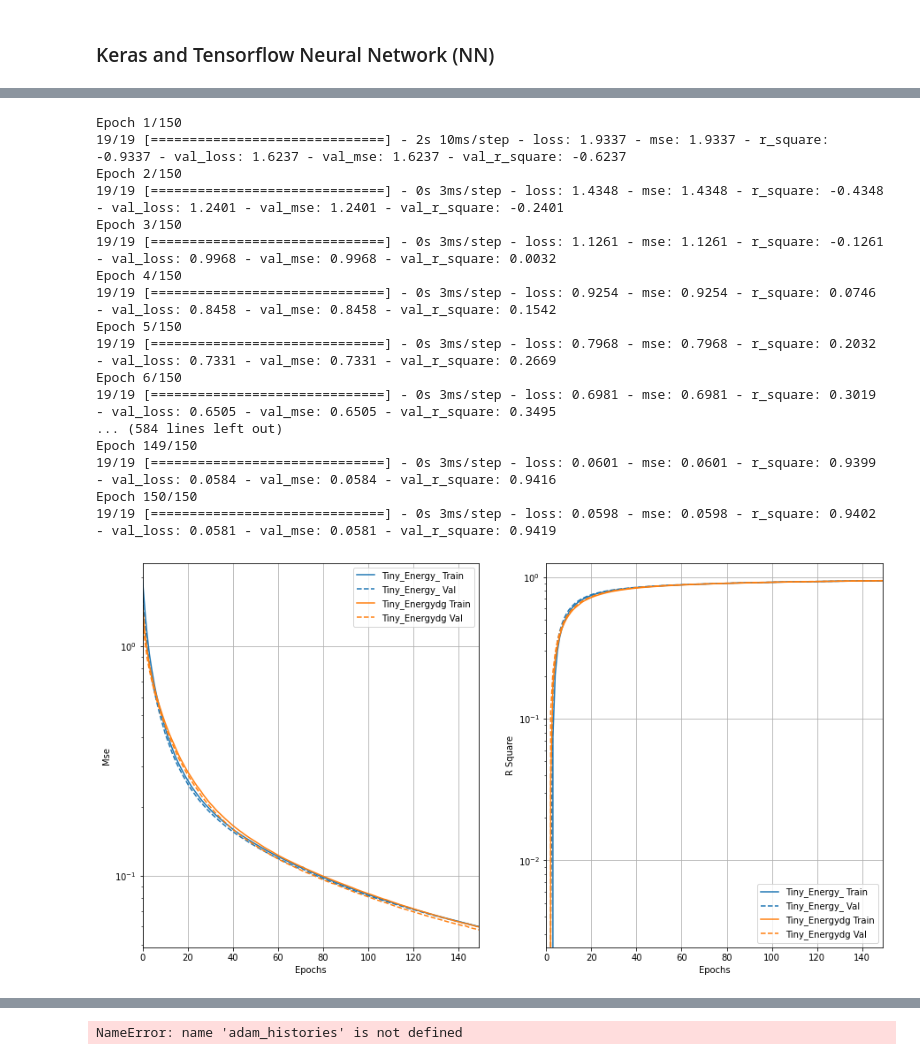
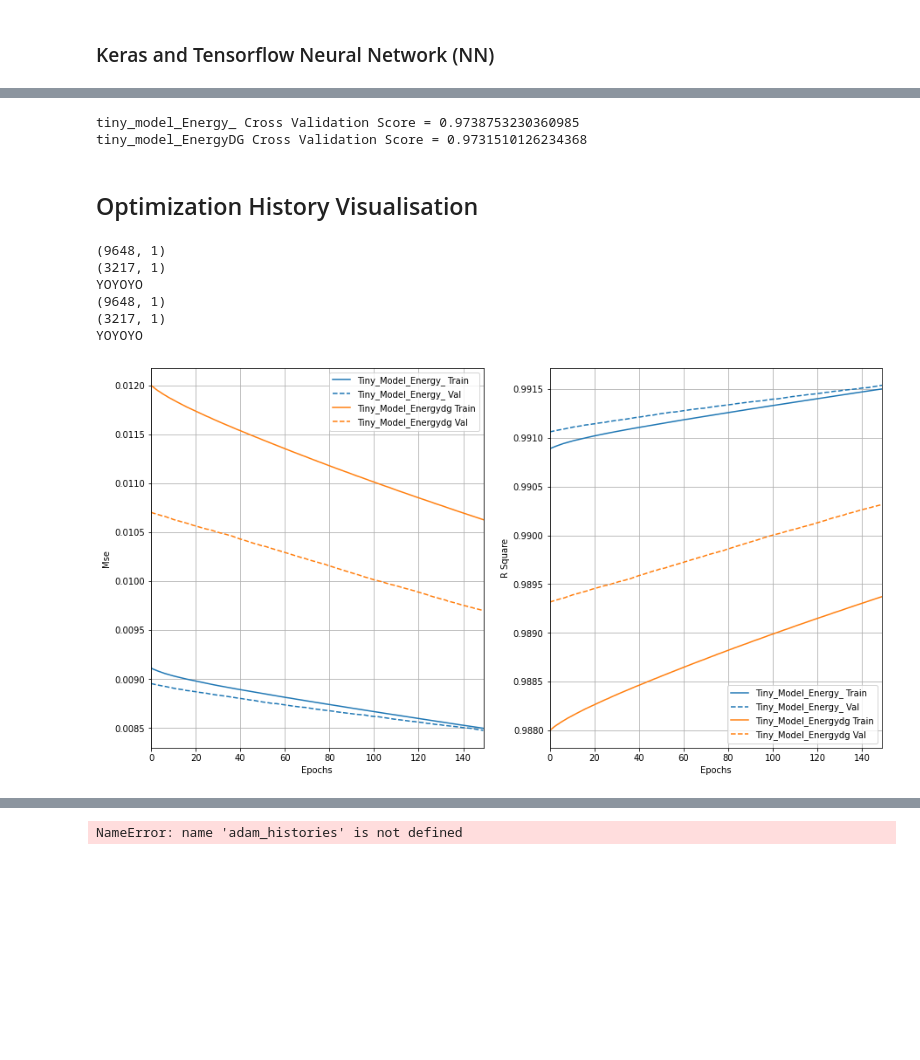
Before and after one commit to HaldiH/dm_project, a Jupyter notebook: keras.ipynb, the cells around one changed output, grey strips where cells are left out. Saved outputs shown, nothing was run; the diff lists cells and outputs as text; code cells hidden in the pictures; blank space fills up the shorter version.

```diff
--- a/keras.ipynb
+++ b/keras.ipynb
@@ -57,48 +113,54 @@ print(X_train.shape, y_train.shape, X_test.shape, y_test.shape)
-# %%
-sgd_histories = {}
-
-# TODO : optimize patience parameter via Optuna.
-# this callback is used to do early stopping in case val_loss doesn't improve for 10 epochs
-es = EarlyStopping(monitor='val_loss', patience=10, verbose=1, restore_best_weights=True)
-
-# HUGO TODO : fine tune gradient/model hyperparameters via Optuna, epochs is model hyperparam, batch_size is stochastic descent hyperparameter
-# number of instances to be used to compute gradient update
-# nb : n_epochs
-sgd_histories['tiny_Energy_'] = tiny_model_Energy_.fit(X_train, y_train[:, 0], epochs=150, batch_size=500, validation_data=(X_val, y_val[:, 0]), callbacks=[es])
-sgd_histories['tiny_EnergyDG'] = tiny_model_EnergyDG.fit(X_train, y_train[:, 1], epochs=150, batch_size=500, validation_data=(X_val, y_val[:, 1]), callbacks=[es])
-# %% [output]
-Epoch 1/150
-19/19 [==============================] - 2s 10ms/step - loss: 1.9337 - mse: 1.9337 - r_square: -0.9337 - val_loss: 1.6237 - val_mse: 1.6237 - val_r_square: -0.6237
-Epoch 2/150
-19/19 [==============================] - 0s 3ms/step - loss: 1.4348 - mse: 1.4348 - r_square: -0.4348 - val_loss: 1.2401 - val_mse: 1.2401 - val_r_square: -0.2401
-Epoch 3/150
-19/19 [==============================] - 0s 3ms/step - loss: 1.1261 - mse: 1.1261 - r_square: -0.1261 - val_loss: 0.9968 - val_mse: 0.9968 - val_r_square: 0.0032
-Epoch 4/150
-19/19 [==============================] - 0s 3ms/step - loss: 0.9254 - mse: 0.9254 - r_square: 0.0746 - val_loss: 0.8458 - val_mse: 0.8458 - val_r_square: 0.1542
-Epoch 5/150
-19/19 [==============================] - 0s 3ms/step - loss: 0.7968 - mse: 0.7968 - r_square: 0.2032 - val_loss: 0.7331 - val_mse: 0.7331 - val_r_square: 0.2669
-Epoch 6/150
-19/19 [==============================] - 0s 3ms/step - loss: 0.6981 - mse: 0.6981 - r_square: 0.3019 - val_loss: 0.6505 - val_mse: 0.6505 - val_r_square: 0.3495
-... (584 lines left out)
-Epoch 149/150
-19/19 [==============================] - 0s 3ms/step - loss: 0.0601 - mse: 0.0601 - r_square: 0.9399 - val_loss: 0.0584 - val_mse: 0.0584 - val_r_square: 0.9416
-Epoch 150/150
-19/19 [==============================] - 0s 3ms/step - loss: 0.0598 - mse: 0.0598 - r_square: 0.9402 - val_loss: 0.0581 - val_mse: 0.0581 - val_r_square: 0.9419
+# %%
+print("tiny_model_Energy_ Cross Validation Score =", np.array(cross_validation_score_Energy_).mean())
+print("tiny_model_EnergyDG Cross Validation Score =", np.array(cross_validation_score_EnergyDG).mean())
+# %% [output]
+tiny_model_Energy_ Cross Validation Score = 0.9738753230360985
+tiny_model_EnergyDG Cross Validation Score = 0.9731510126234368
+# %% [markdown]
+## Optimization History Visualisation
+# %%
+def compute_optimization_history_of(
+    compiled_model, X_train: pd.DataFrame, y_train: pd.DataFrame,
+    X_test: pd.DataFrame, y_test: pd.DataFrame):
+
+    es = EarlyStopping(monitor='val_loss', patience=20, verbose=1, restore_best_weights=True)
+
+    features_scaler = StandardScaler()
+    target_scaler = StandardScaler()
+
+    history = compiled_model.fit(
+        features_scaler.fit_transform(X_train), target_scaler.fit_transform(y_train.to_numpy().reshape(-1, 1)),
+        epochs=150, batch_size=500,
+        validation_data=(features_scaler.transform(X_test), target_scaler.transform(y_test.to_numpy().reshape(-1, 1))),
+        callbacks=[es], verbose=0)
+
+    return history
+# %%
+import tensorflow_docs as tfdocs
+import matplotlib.pyplot as plt
+import tensorflow_docs.plots
+
+sgd_histories = {}
+sgd_histories['tiny_model_Energy_'] = compute_optimization_history_of(tiny_model_Energy_, X_train, y_train['Energy_(kcal/mol)'], X_test, y_test['Energy_(kcal/mol)'])
+sgd_histories['tiny_model_EnergyDG'] = compute_optimization_history_of(tiny_model_EnergyDG, X_train, y_train['Energy DG:kcal/mol)'], X_test, y_test['Energy DG:kcal/mol)'])
+# %% [output]
+(9648, 1)
+(3217, 1)
+YOYOYO
+(9648, 1)
+(3217, 1)
+YOYOYO
 # %%
-import tensorflow_docs as tfdocs
-import matplotlib.pyplot as plt
-import tensorflow_docs.plots
-
 plt.figure(figsize=(15, 8))
 plt.subplot(1, 2, 1)
-plt.yscale("log")
+plt.yscale("linear")
 plotter = tfdocs.plots.HistoryPlotter(metric='mse')
 plotter.plot(sgd_histories)
 
 plt.subplot(1, 2, 2)
-plt.yscale("log")
+plt.yscale("linear")
 plotter = tfdocs.plots.HistoryPlotter(metric='r_square')
 plotter.plot(sgd_histories)
 # %% [output]
-[figure, old version]
+[figure, new version]
 # %% [markdown]
```
Also changed, not shown: parts of 26 cells of this notebook, 2 other files.
